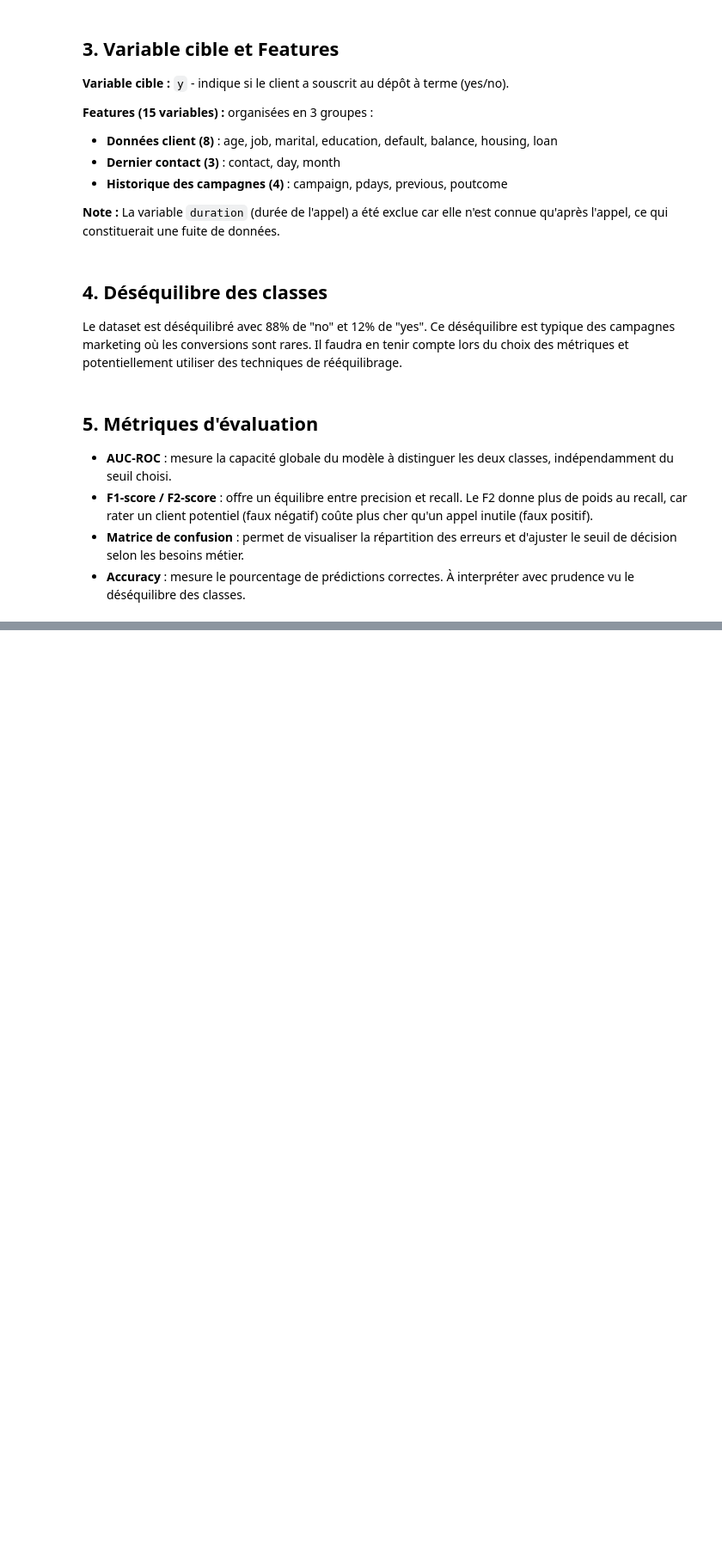
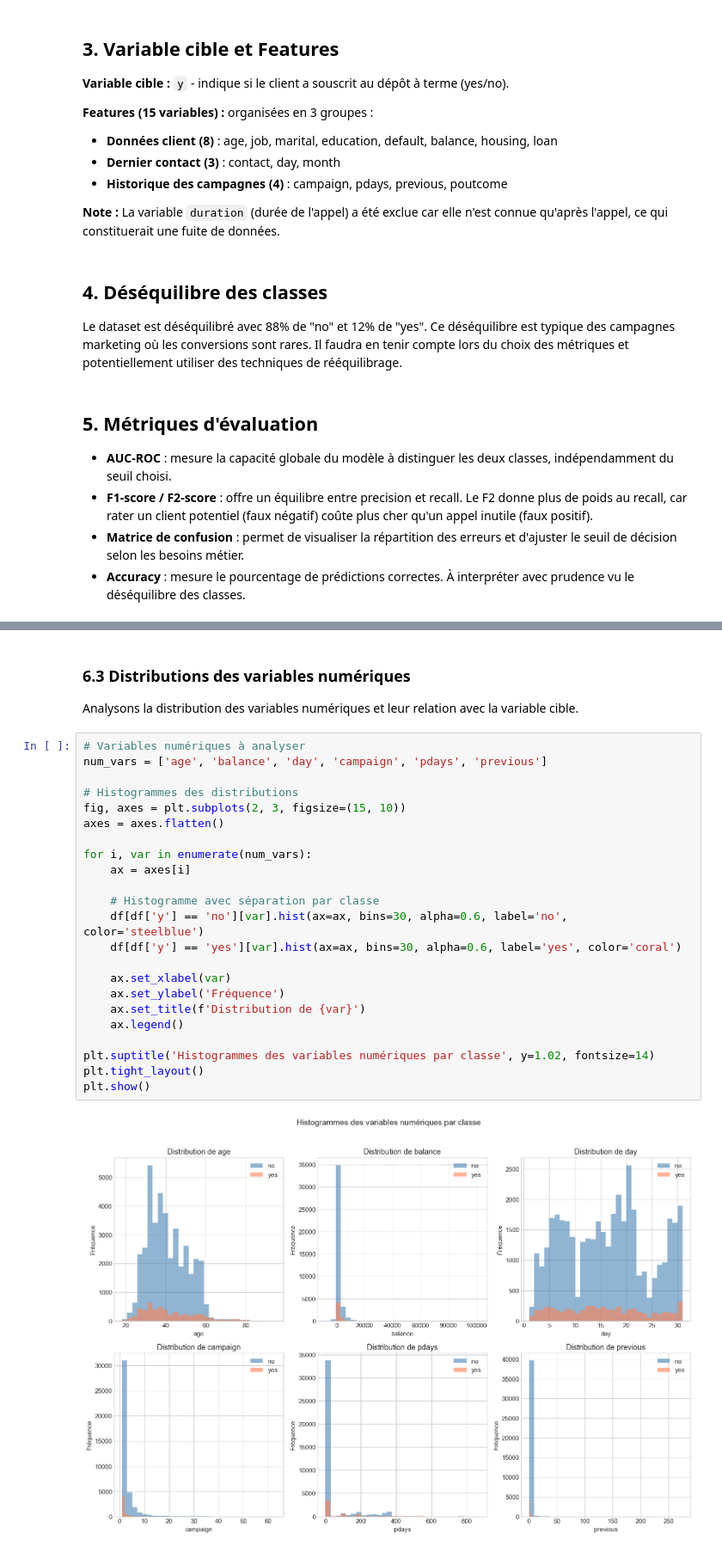
Before and after one commit to mathiaschebbah/ml_project, a Jupyter notebook: notebook.ipynb, the cells around one changed output, grey strips where cells are left out. Shown at 86% size. Drawn from its saved outputs; the diff is of its cells as text; blank space fills up the shorter version.

```diff
--- a/notebook.ipynb
+++ b/notebook.ipynb
@@ -32,0 +207,29 @@ Le dataset est déséquilibré avec 88% de "no" et 12% de "yes". Ce déséquilib
+# %% [markdown]
+### 6.3 Distributions des variables numériques
+
+Analysons la distribution des variables numériques et leur relation avec la variable cible.
+# %%
+# Variables numériques à analyser
+num_vars = ['age', 'balance', 'day', 'campaign', 'pdays', 'previous']
+
+# Histogrammes des distributions
+fig, axes = plt.subplots(2, 3, figsize=(15, 10))
+axes = axes.flatten()
+
+for i, var in enumerate(num_vars):
+    ax = axes[i]
+
+    # Histogramme avec séparation par classe
+    df[df['y'] == 'no'][var].hist(ax=ax, bins=30, alpha=0.6, label='no', color='steelblue')
+    df[df['y'] == 'yes'][var].hist(ax=ax, bins=30, alpha=0.6, label='yes', color='coral')
+
+    ax.set_xlabel(var)
+    ax.set_ylabel('Fréquence')
+    ax.set_title(f'Distribution de {var}')
+    ax.legend()
+
+plt.suptitle('Histogrammes des variables numériques par classe', y=1.02, fontsize=14)
+plt.tight_layout()
+plt.show()
+# %% [output]
+[figure, added]
```
Also changed, not shown: parts of 18 cells of this notebook.
